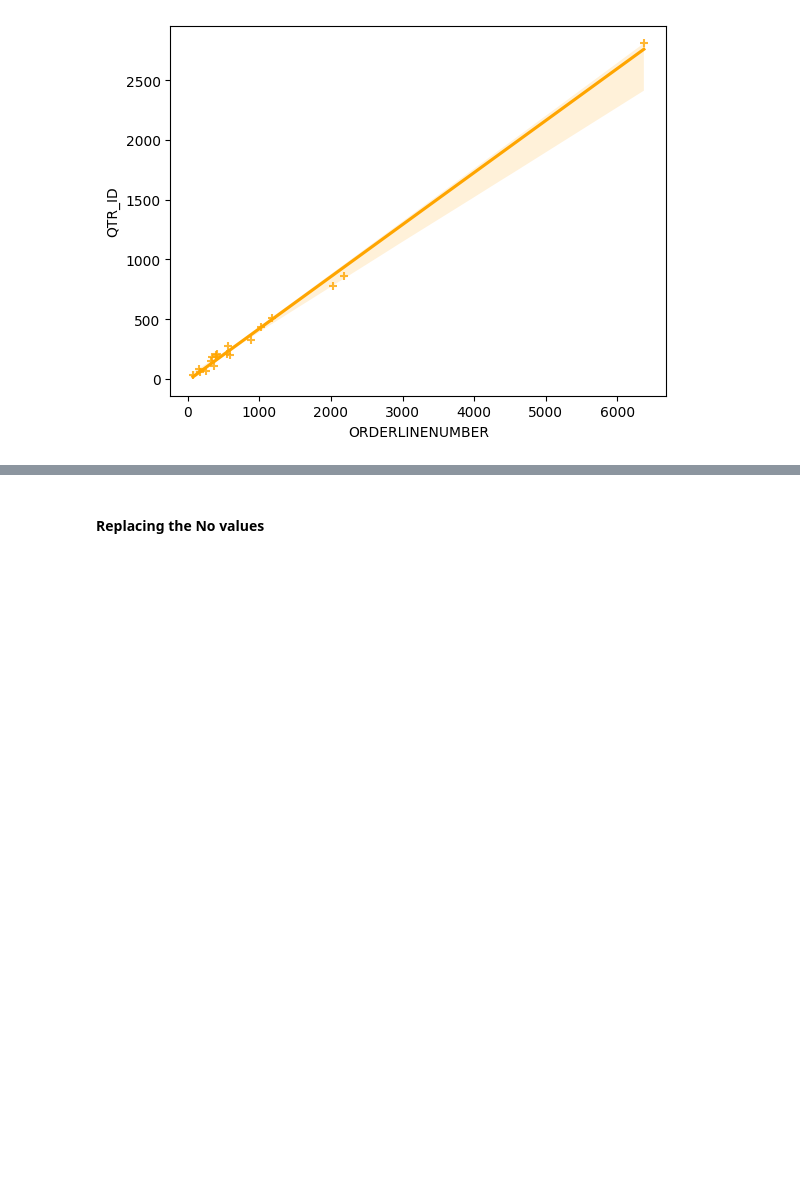
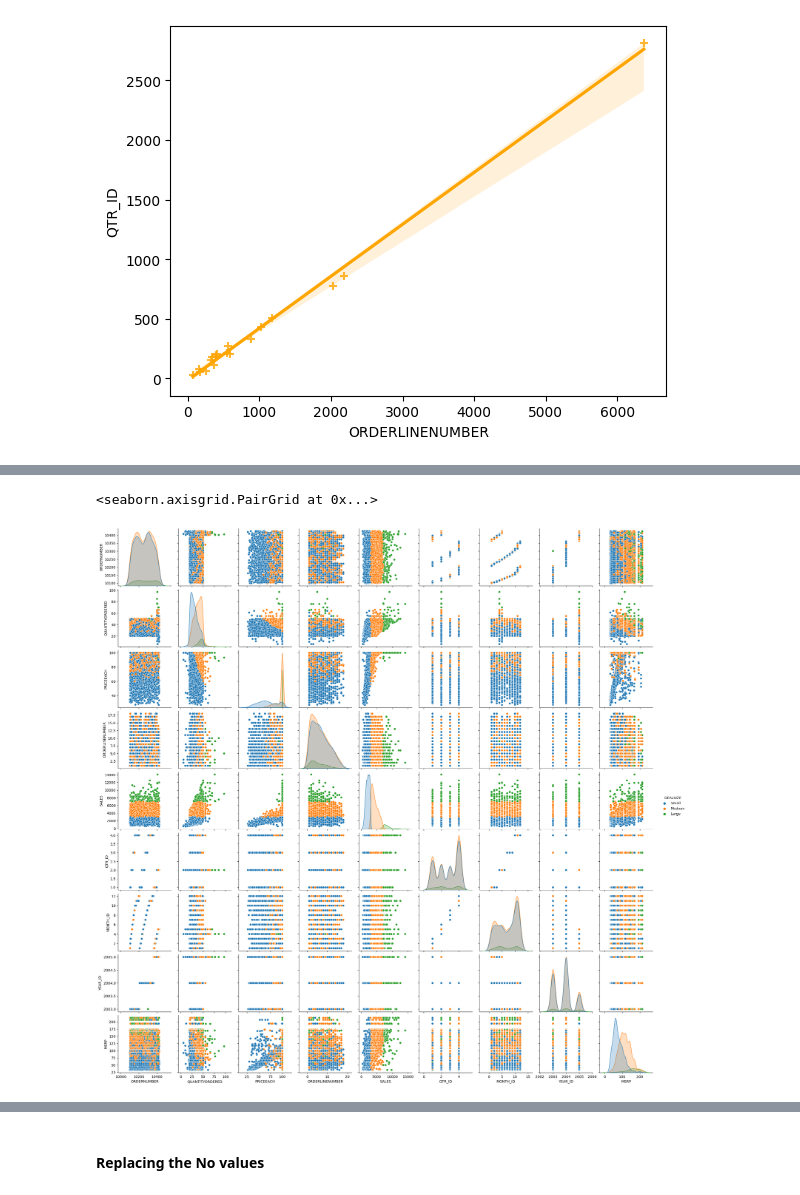
Before and after one commit to AnanthaTeja/Data_Analytics, a Jupyter notebook: Data_funtions.ipynb, the cells around one changed output, grey strips where cells are left out. Cells and saved outputs as stored; diff of their text form; code cells hidden in the pictures; blank space fills up the shorter version.

```diff
--- a/Data_funtions.ipynb
+++ b/Data_funtions.ipynb
@@ -139,0 +163,5 @@ sns.regplot(x='ORDERLINENUMBER', y='QTR_ID', data=county_df,color='orange',marke
+# %%
+sns.pairplot(data=sale_df2,hue='DEALSIZE')
+# %% [output]
+<seaborn.axisgrid.PairGrid at 0x...>
+[figure, added]
```
Also changed, not shown: parts of 6 cells of this notebook.
